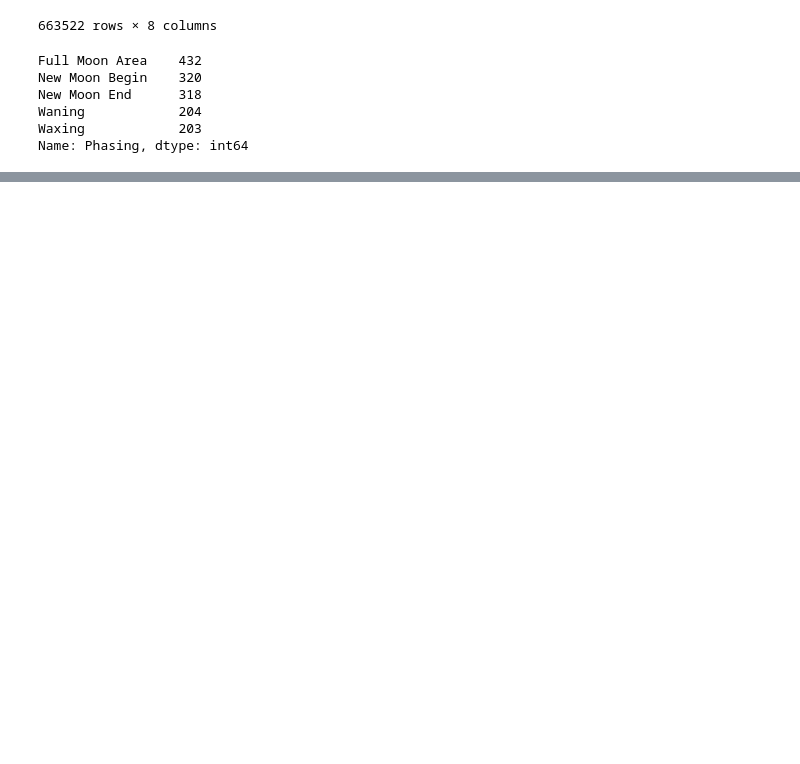
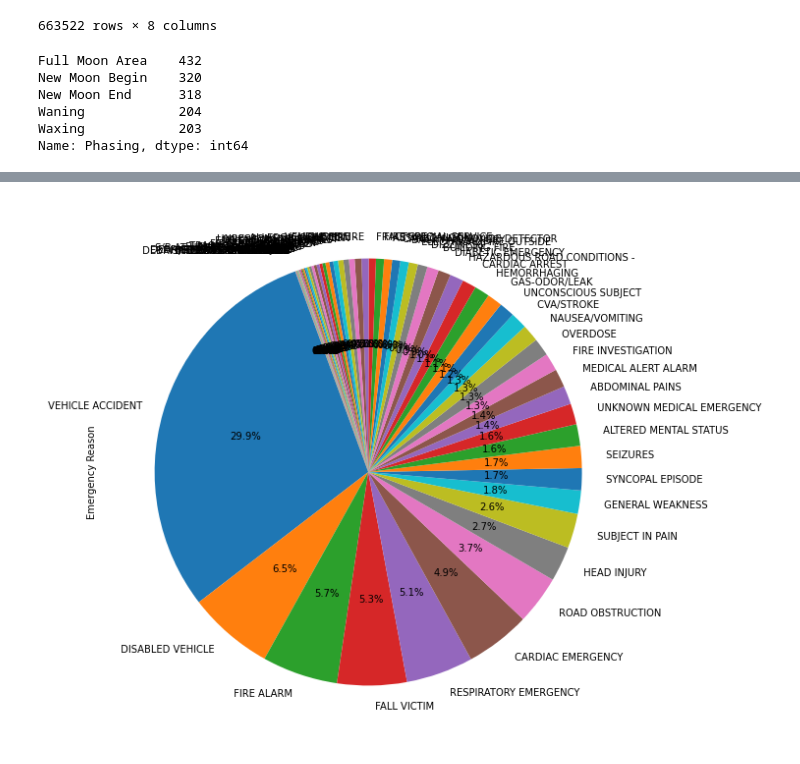
Before and after one commit to ytran010/The_Werewolves, a Jupyter notebook: Main.ipynb, the cells around one changed output, grey strips where cells are left out. Cells and saved outputs as stored; diff of their text form; code cells hidden in the pictures; blank space fills up the shorter version.

```diff
--- a/Main.ipynb
+++ b/Main.ipynb
@@ -193,0 +279,12 @@ NameError: name 'calls_in_day' is not defined
+# %%
+# JINGOU
+
+Newmoon = werewolf_df.loc[werewolf_df["Moon Phase"]==0, ['lat','lng','zip','Emergency Reason','Responder','Town/City','Date','Moon Phase']]
+# Newmoon["Emergency Reason"].value_counts().head(10)
+# Newmoon["Emergency Reason"] = Newmoon["Emergency Reason"].replace({'VEHICLE ACCIDENT -':'VEHICLE ACCIDENT',
+#                                                                    'DISABLED VEHICLE -':'DISABLED VEHICLE',
+#                                                                    'ROAD OBSTRUCTION -':'ROAD OBSTRUCTION'})
+Newmoon["Emergency Reason"] = Newmoon["Emergency Reason"].str.replace('DISABLED VEHICLE -','DISABLED VEHICLE')
+Newmoon["Emergency Reason"] = Newmoon["Emergency Reason"].str.replace('VEHICLE ACCIDENT -','VEHICLE ACCIDENT')
+Newmoon["Emergency Reason"] = Newmoon["Emergency Reason"].str.replace('ROAD OBSTRUCTION -','ROAD OBSTRUCTION')
+Newmoon["Emergency Reason"].value_counts()
@@ -193,0 +304,5 @@ NameError: name 'calls_in_day' is not defined
+# %%
+Newmoon['Emergency Reason'].value_counts().plot(kind='pie', autopct='%1.1f%%', startangle=110, figsize=(18,10))
+plt.savefig("Images/Newmoon_Jingou.png")
+# %% [output]
+[figure, added]
```
Also changed, not shown: parts of 28 cells of this notebook, 7 other files.
